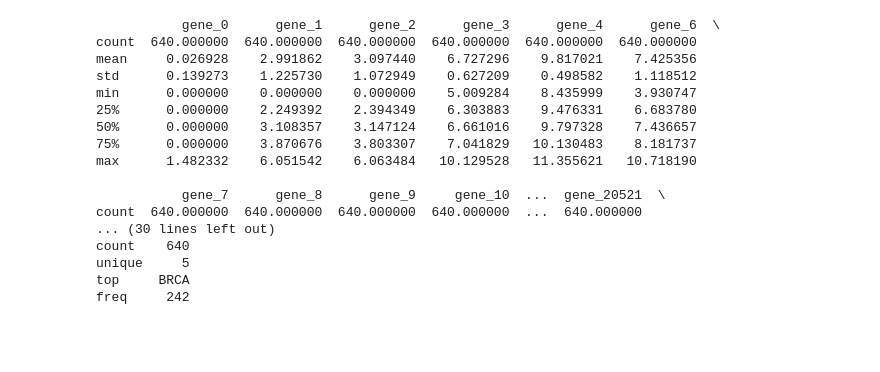
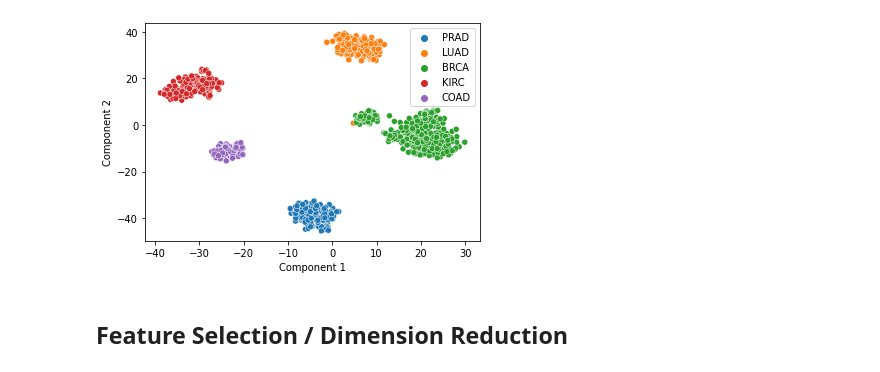
Before and after one commit to alina-dima/PR-for-AI, a Jupyter notebook: Assignment 2/Genes/genes.ipynb, the cells around one changed output. Saved outputs shown, nothing was run; the diff lists cells and outputs as text; code cells hidden in the pictures; blank space fills up the shorter version.

Commit message:
gene stuff

```diff
--- a/Assignment 2/Genes/genes.ipynb
+++ b/Assignment 2/Genes/genes.ipynb
@@ -25,2 +26,3 @@ max     12.813320   11.205836    5.254133
 # %%
-df_labels = pd.read_csv(os.path.join("..","Data-PR-As2","Genes","labels.csv"))
+# Set location of data directory
+data_path = os.path.join("..","Data-PR-As2","Genes")
@@ -30,0 +29,4 @@ df_labels = df_labels.iloc[:, 1:]
+# %%
+# Load dataset (this takes a while)
+df = pd.read_csv(os.path.join(data_path, "data.csv"))
+df_labels = pd.read_csv(os.path.join(data_path, "labels.csv"))
@@ -30,0 +39,7 @@ df_labels = df_labels.iloc[:, 1:]
+# %%
+# Dimensions of data
+n_observations, n_features = df.shape
+print("# observations:",n_observations," # features:", n_features)
+classes = df_labels["Class"].unique()
+n_classes = len(classes)
+print("There are", n_classes, "classes:", classes)
@@ -30,0 +82,15 @@ df_labels = df_labels.iloc[:, 1:]
+# %%
+def plot_tsne(x, y):
+    tsne = TSNE(n_components=2, random_state=0)
+    X_tsne = tsne.fit_transform(x)
+    sns.scatterplot(x=X_tsne[:,0], y=X_tsne[:,1], hue=y.to_numpy().flatten(),
+                    palette=sns.color_palette(n_colors=n_classes), data=y)
+    plt.xlabel("Component 1")
+    plt.ylabel("Component 2")
+# %%
+# Visualize multidimensional data
+plot_tsne(df, df_labels)
+# %% [output]
+[figure, added]
+# %% [markdown]
+## Feature Selection / Dimension Reduction
@@ -31,26 +99,3 @@ df_labels = df_labels.iloc[:, 1:]
 # %%
-from sklearn.model_selection import train_test_split
-
-X_train, X_test, y_train, y_test = train_test_split(df, df_labels, test_size=0.2)
-rm_cols = [col for col in X_train.columns if X_train[col].mean() == 0]
-X_train = X_train.drop(columns=rm_cols)
-print(X_train.describe())
-print(y_train.describe())
+# rm_cols = [col for col in X_train.columns if X_train[col].mean() == 0]
+# X_train = X_train.drop(columns=rm_cols)
-# %% [output]
-           gene_0      gene_1      gene_2      gene_3      gene_4      gene_6  \
-count  640.000000  640.000000  640.000000  640.000000  640.000000  640.000000
-mean     0.026928    2.991862    3.097440    6.727296    9.817021    7.425356
-std      0.139273    1.225730    1.072949    0.627209    0.498582    1.118512
-min      0.000000    0.000000    0.000000    5.009284    8.435999    3.930747
-25%      0.000000    2.249392    2.394349    6.303883    9.476331    6.683780
-50%      0.000000    3.108357    3.147124    6.661016    9.797328    7.436657
-75%      0.000000    3.870676    3.803307    7.041829   10.130483    8.181737
-max      1.482332    6.051542    6.063484   10.129528   11.355621   10.718190
-
-           gene_7      gene_8      gene_9     gene_10  ...  gene_20521  \
-count  640.000000  640.000000  640.000000  640.000000  ...  640.000000
-... (30 lines left out)
-count    640
-unique     5
-top     BRCA
-freq     242
```
Also changed, not shown: parts of 19 cells of this notebook, 2 other files.
